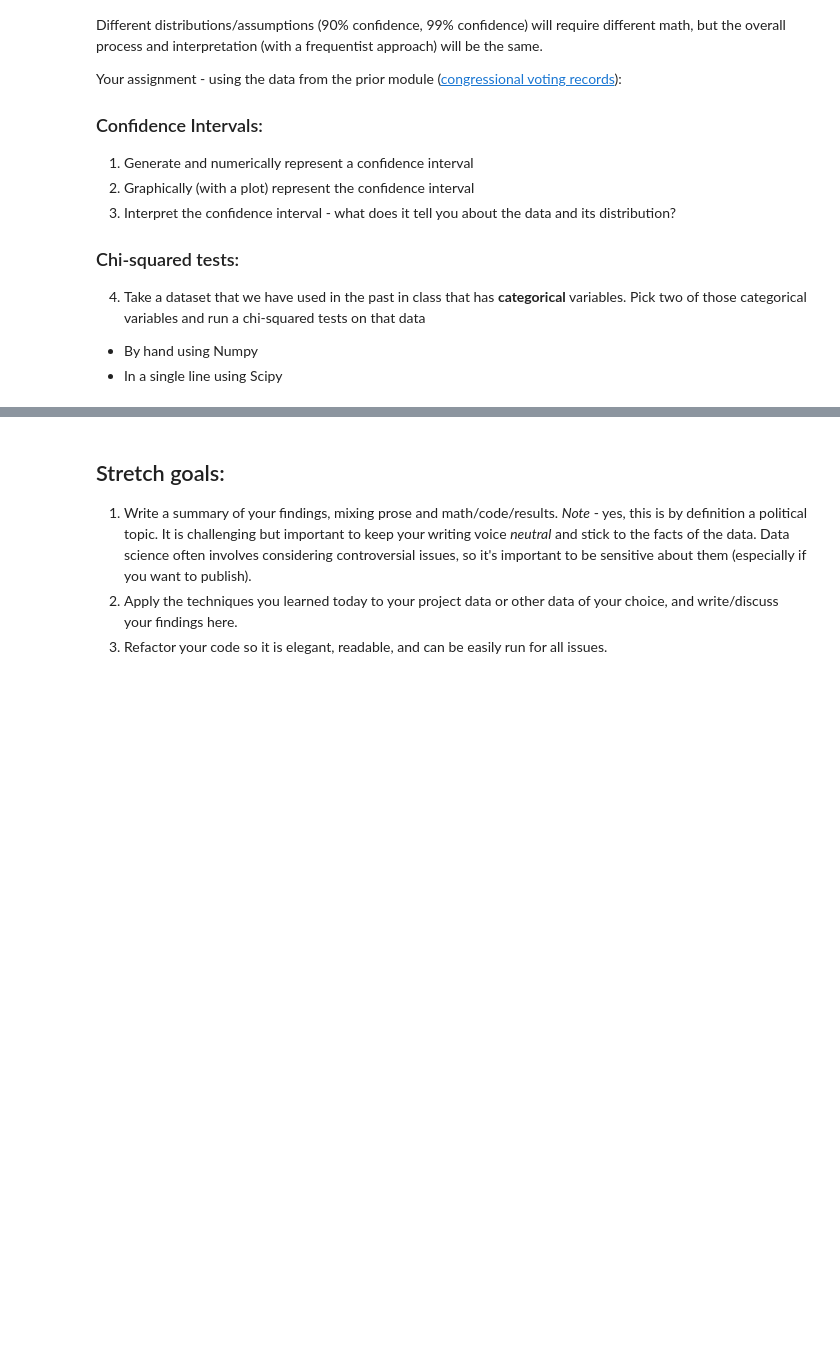
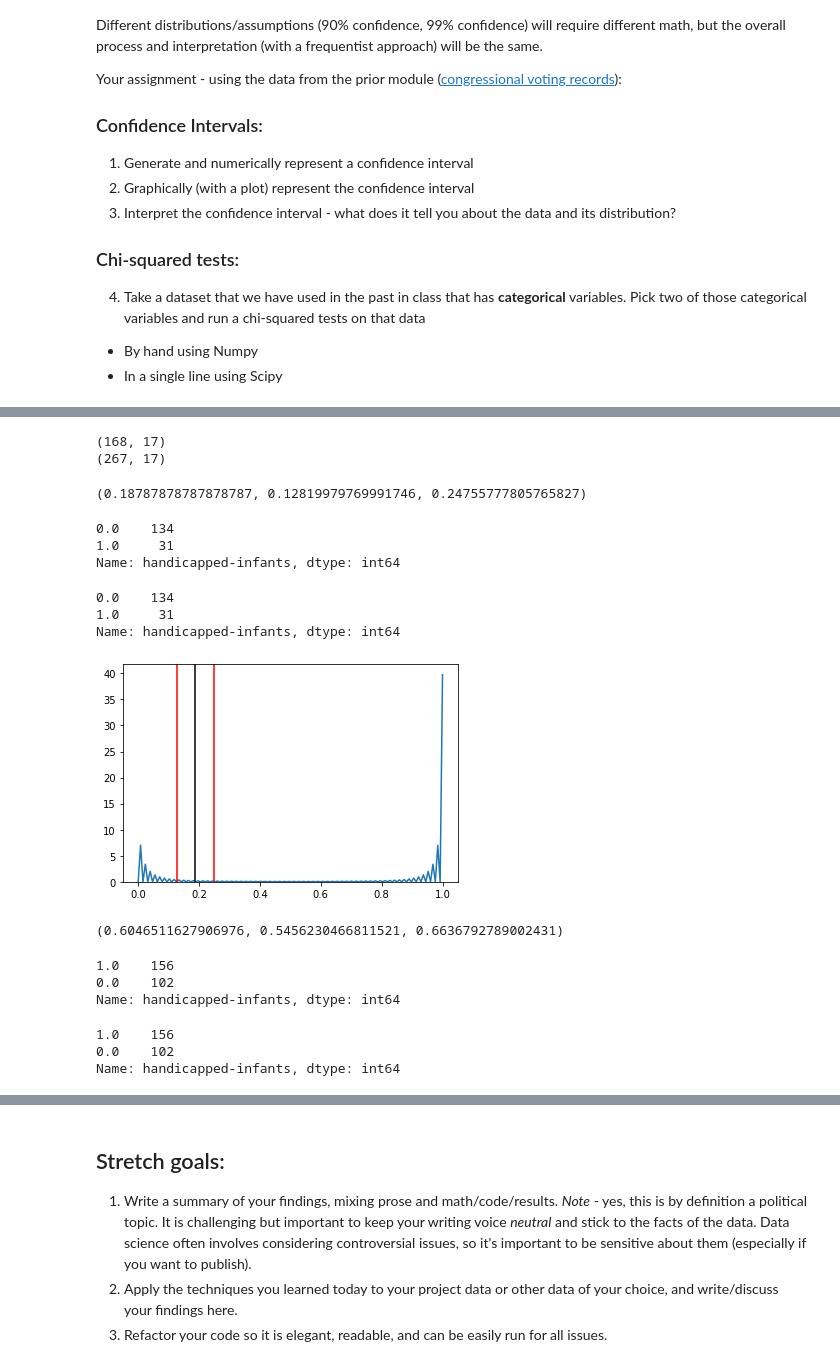
Before and after one commit to Daniel-Benson-Poe/DS-Unit-1-Sprint-2-Statistics, a Jupyter notebook: db_LS_DS_122_Sampling_Confidence_Intervals_and_Hypothesis_Testing_Assignment.ipynb, the cells around one changed output, grey strips where cells are left out. Saved outputs shown, nothing was run; the diff lists cells and outputs as text; code cells hidden in the pictures; blank space fills up the shorter version.

```diff
--- a/db_LS_DS_122_Sampling_Confidence_Intervals_and_Hypothesis_Testing_Assignment.ipynb
+++ b/db_LS_DS_122_Sampling_Confidence_Intervals_and_Hypothesis_Testing_Assignment.ipynb
@@ -266,0 +97,16 @@ conf_int_graph(rep['adoption-of-the-budget-resolution'])
+# %%
+# Seperate into two seperate groups: Republican and Democrat
+republican = df[df['Class Name']=='republican']
+democrat = df[df['Class Name']=='democrat']
+print(republican.shape)
+print(democrat.shape)
+# %% [output]
+(168, 17)
+(267, 17)
+# %%
+# Test out the cofidence interval on republican support for handicapped-infants column first
+rep_handi_inf = republican['handicapped-infants']
+rep_conf_int = confidence_interval(rep_handi_inf) # (returns: mean, lower-bound, upper-bound)
+rep_conf_int
+# %% [output]
+(0.18787878787878787, 0.12819979769991746, 0.24755777805765827)
@@ -266,0 +117,12 @@ conf_int_graph(rep['adoption-of-the-budget-resolution'])
+# %%
+rep_handi_inf.value_counts()
+# %% [output]
+0.0    134
+1.0     31
+Name: handicapped-infants, dtype: int64
+# %%
+# Create functions to deal with nan values
+def rep_column(column):
+  rep_col = republican[column]
+  rep_no_nans = rep_col[~np.isnan(rep_col)]
+  return rep_no_nans
@@ -266,0 +134,38 @@ conf_int_graph(rep['adoption-of-the-budget-resolution'])
+# %%
+rep_handi_no_nans = rep_column('handicapped-infants')
+rep_handi_no_nans.value_counts()
+# %% [output]
+0.0    134
+1.0     31
+Name: handicapped-infants, dtype: int64
+# %%
+# Let's explore this graphically using kernel density estimate (kde)
+sns.kdeplot(rep_handi_no_nans, legend=False)
+# Add vline to display lower-bound
+plt.axvline(x=rep_conf_int[1], color='red')
+# Add vline to display upper-bound
+plt.axvline(x=rep_conf_int[2], color='red')
+# Add vline to display mean
+plt.axvline(x=rep_conf_int[0], color='k');
+# %% [output]
+[figure, added]
+# %%
+  # Let's check the democratic side!
+dem_handi_inf = democrat['handicapped-infants']
+dem_conf_int = confidence_interval(dem_handi_inf)
+dem_conf_int
+# %% [output]
+(0.6046511627906976, 0.5456230466811521, 0.6636792789002431)
+# %%
+dem_handi_inf.value_counts()
+# %% [output]
+1.0    156
+0.0    102
+Name: handicapped-infants, dtype: int64
+# %%
+dem_handi_no_nans = dem_column('handicapped-infants')
+dem_handi_no_nans.value_counts()
+# %% [output]
+1.0    156
+0.0    102
+Name: handicapped-infants, dtype: int64
```
Also changed, not shown: parts of 93 cells of this notebook.
